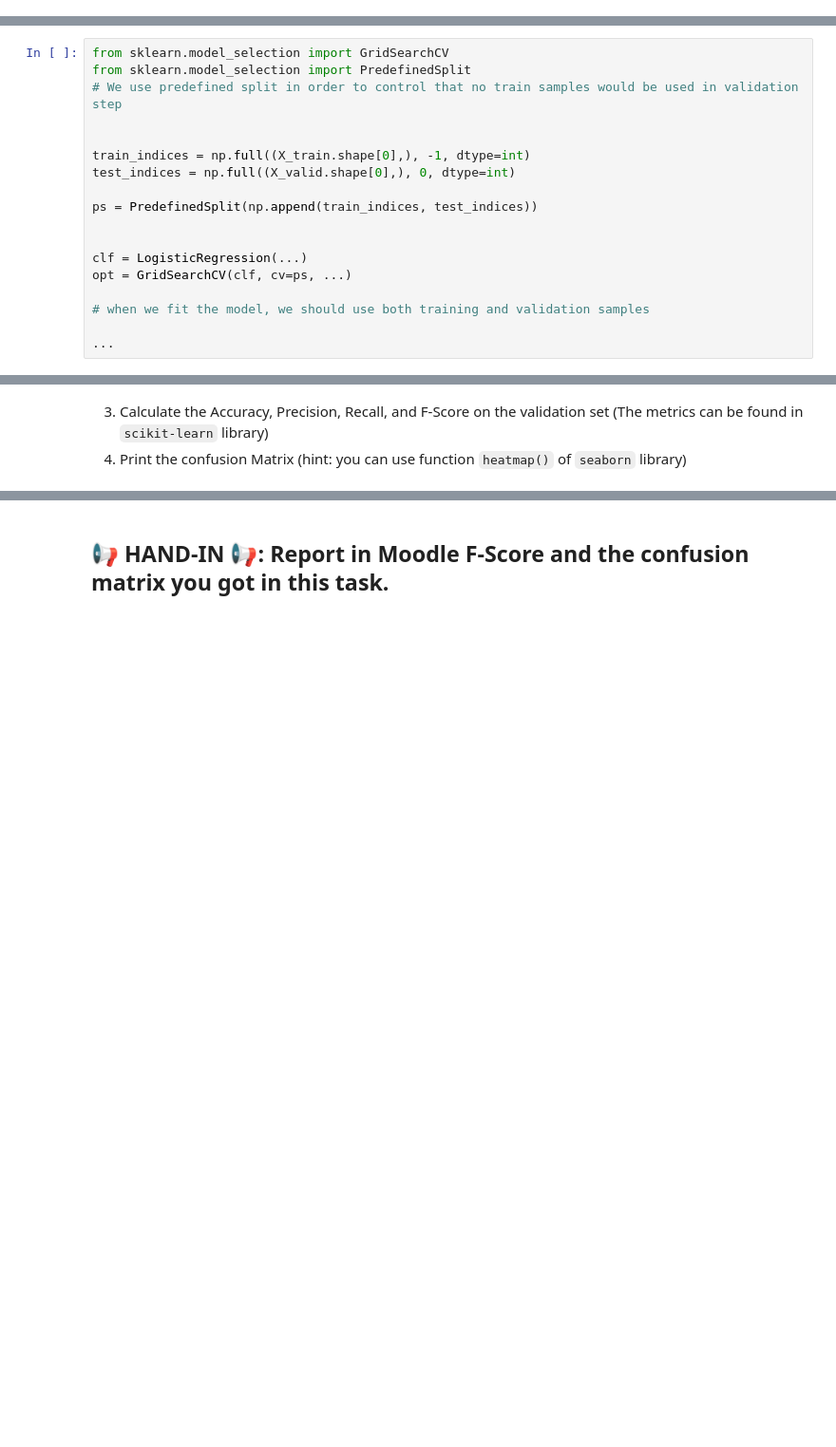
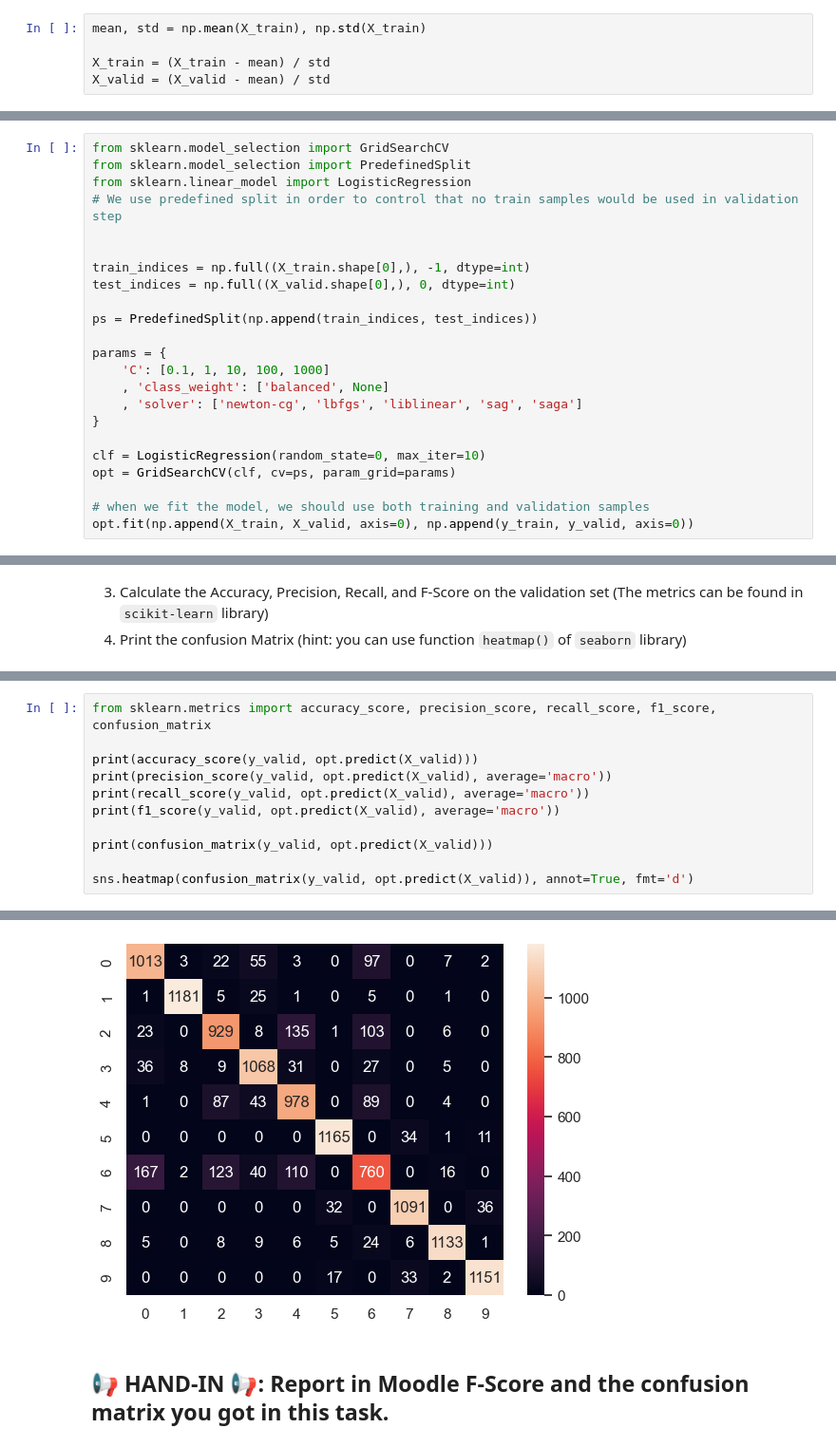
Before and after one commit to ArmandoShala/mldm_hs22, a Jupyter notebook: labs repe/L04_Polynomial_and_Logistic_Regression_LAB_ASSIGNMENT.ipynb, the cells around one changed output, grey strips where cells are left out. Shown at 95% size. Drawn from its saved outputs; the diff is of its cells as text; blank space fills up the shorter version.

```diff
--- a/labs repe/L04_Polynomial_and_Logistic_Regression_LAB_ASSIGNMENT.ipynb
+++ b/labs repe/L04_Polynomial_and_Logistic_Regression_LAB_ASSIGNMENT.ipynb
@@ -305,3 +303,8 @@ With mean and standard deviation
+# %%
+mean, std = np.mean(X_train), np.std(X_train)
+
+X_train = (X_train - mean) / std
+X_valid = (X_valid - mean) / std
 # %% [markdown]
 ## Task 3b. Logistic Regression
 1. Fit the `LogisticRegression` from `scikit-learn`
@@ -319,6 +322,7 @@ PredefinedSplit: https://scikit-learn.org/stable/modules/generated/sklearn.model
 # %%
 from sklearn.model_selection import GridSearchCV
 from sklearn.model_selection import PredefinedSplit
+from sklearn.linear_model import LogisticRegression
 # We use predefined split in order to control that no train samples would be used in validation step
 
 
@@ -327,11 +331,15 @@ test_indices = np.full((X_valid.shape[0],), 0, dtype=int)
 
 ps = PredefinedSplit(np.append(train_indices, test_indices))
 
+params = {
+    'C': [0.1, 1, 10, 100, 1000]
+    , 'class_weight': ['balanced', None]
+    , 'solver': ['newton-cg', 'lbfgs', 'liblinear', 'sag', 'saga']
+}
 
-clf = LogisticRegression(...)
-opt = GridSearchCV(clf, cv=ps, ...)
+clf = LogisticRegression(random_state=0, max_iter=10)
+opt = GridSearchCV(clf, cv=ps, param_grid=params)
 
 # when we fit the model, we should use both training and validation samples
-
-...
+opt.fit(np.append(X_train, X_valid, axis=0), np.append(y_train, y_valid, axis=0))
 # %% [output]
@@ -347,0 +398,12 @@ Error:
+# %%
+from sklearn.metrics import accuracy_score, precision_score, recall_score, f1_score, confusion_matrix
+
+print(accuracy_score(y_valid, opt.predict(X_valid)))
+print(precision_score(y_valid, opt.predict(X_valid), average='macro'))
+print(recall_score(y_valid, opt.predict(X_valid), average='macro'))
+print(f1_score(y_valid, opt.predict(X_valid), average='macro'))
+
+print(confusion_matrix(y_valid, opt.predict(X_valid)))
+
+sns.heatmap(confusion_matrix(y_valid, opt.predict(X_valid)), annot=True, fmt='d')
+# %% [output]
@@ -348,2 +425,3 @@ Error:
+[figure, added]
 # %% [markdown]
 ## 📢 **HAND-IN** 📢: Report in Moodle F-Score and the confusion matrix you got in this task.
```
Also changed, not shown: parts of 14 cells of this notebook, 1 other file.
